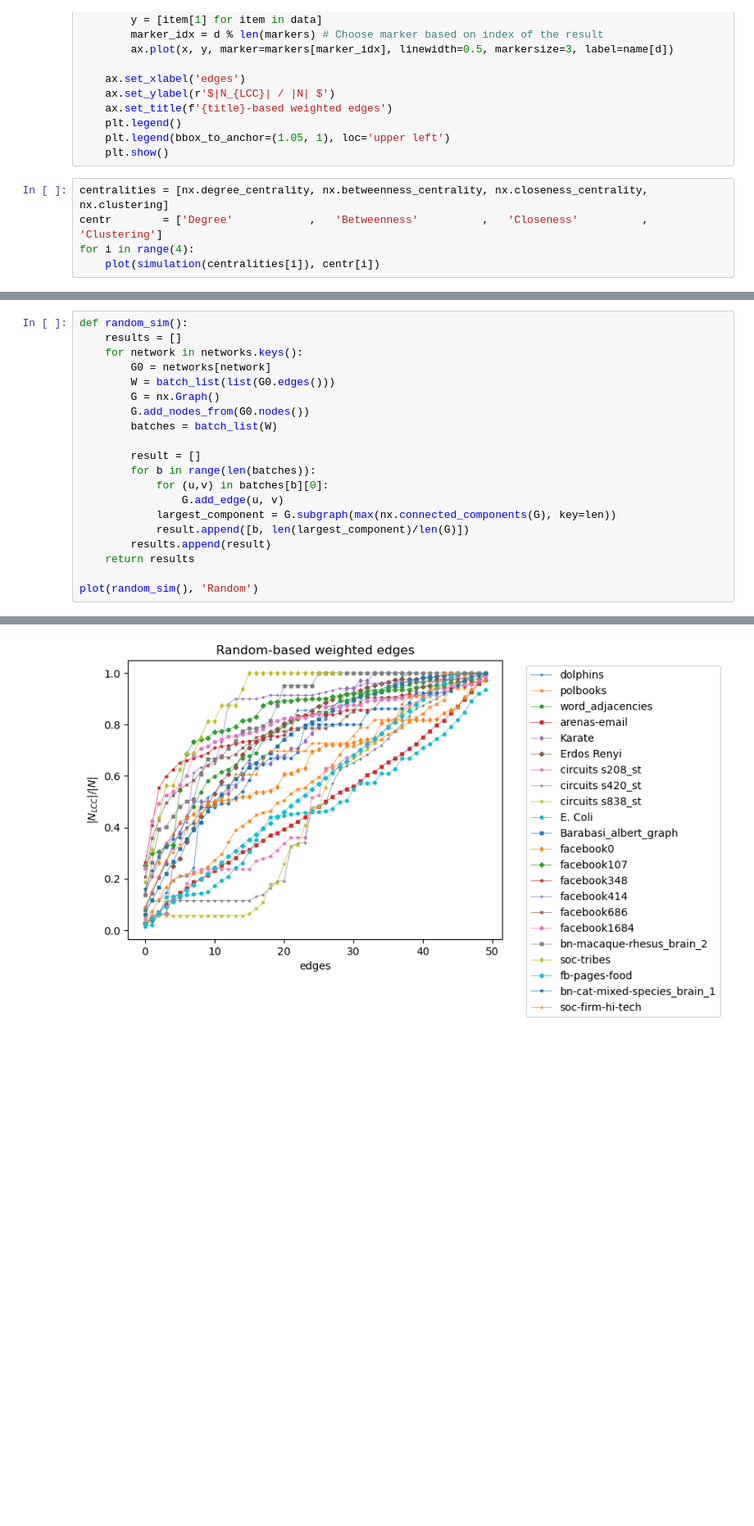
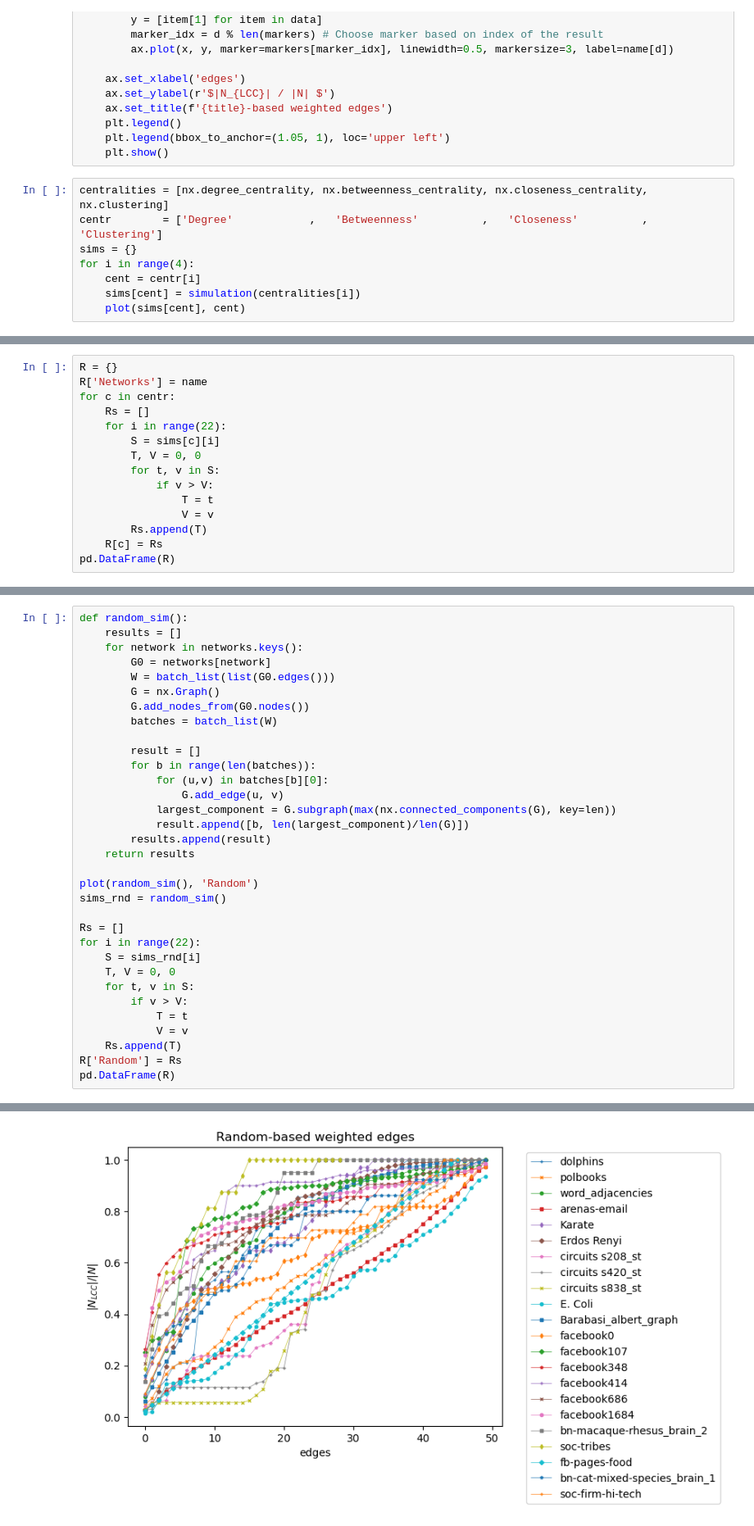
Before and after one commit to almusawiaf/Attack-and-Survive-in-Complex-Network, a Jupyter notebook: percolation analysis.ipynb, the cells around one changed output, grey strips where cells are left out. Shown at 82% size. Drawn from its saved outputs; the diff is of its cells as text; blank space fills up the shorter version.

```diff
--- a/percolation analysis.ipynb
+++ b/percolation analysis.ipynb
@@ -178,8 +191,11 @@ def plot(results, title):
 # %%
 centralities = [nx.degree_centrality, nx.betweenness_centrality, nx.closeness_centrality, nx.clustering]
 centr        = ['Degree'            ,   'Betweenness'          ,   'Closeness'          ,   'Clustering']
+sims = {}
 for i in range(4):
-    plot(simulation(centralities[i]), centr[i])
+    cent = centr[i]
+    sims[cent] = simulation(centralities[i])
+    plot(sims[cent], cent)
 # %% [output]
 \dolphins\dolphins.gml
 \polbooks\out2.txt
@@ -259,0 +298,15 @@ Barabasi_albert_graph
+# %%
+R = {}
+R['Networks'] = name
+for c in centr:
+    Rs = []
+    for i in range(22):
+        S = sims[c][i]
+        T, V = 0, 0
+        for t, v in S:
+            if v > V:
+                T = t
+                V = v
+        Rs.append(T)
+    R[c] = Rs
+pd.DataFrame(R)
@@ -260,23 +331,36 @@ Barabasi_albert_graph
 # %%
 def random_sim():
     results = []
     for network in networks.keys():
         G0 = networks[network]
         W = batch_list(list(G0.edges()))
         G = nx.Graph()
         G.add_nodes_from(G0.nodes())
         batches = batch_list(W)
 
         result = []
         for b in range(len(batches)):
             for (u,v) in batches[b][0]:
                 G.add_edge(u, v)
             largest_component = G.subgraph(max(nx.connected_components(G), key=len))
             result.append([b, len(largest_component)/len(G)])
         results.append(result)
     return results
 
 plot(random_sim(), 'Random')
+sims_rnd = random_sim()
+
+Rs = []
+for i in range(22):
+    S = sims_rnd[i]
+    T, V = 0, 0
+    for t, v in S:
+        if v > V:
+            T = t
+            V = v
+    Rs.append(T)
+R['Random'] = Rs
+pd.DataFrame(R)
 # %% [output]
 <Figure size 3840x2880 with 0 Axes>
-[figure, old version]
+[figure, new version]
```
Also changed, not shown: parts of 14 cells of this notebook, 4 other files.
